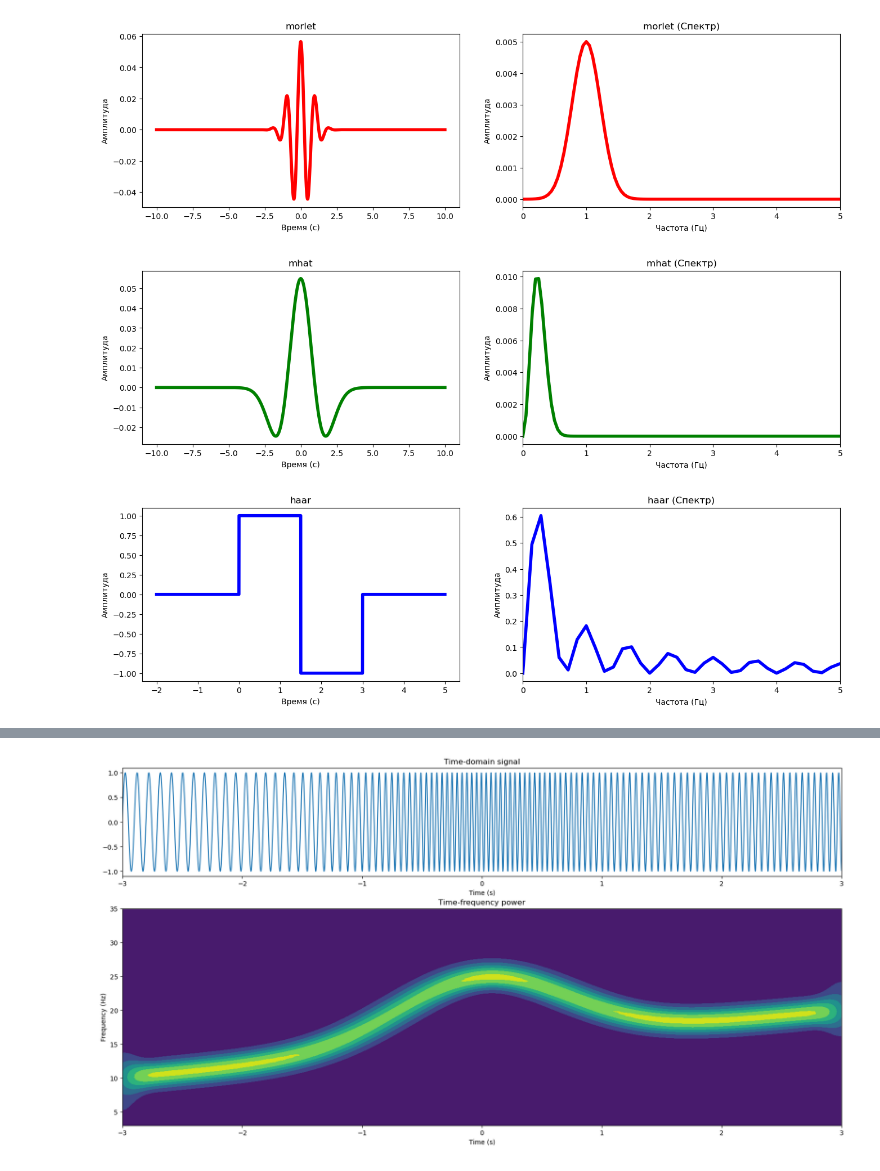
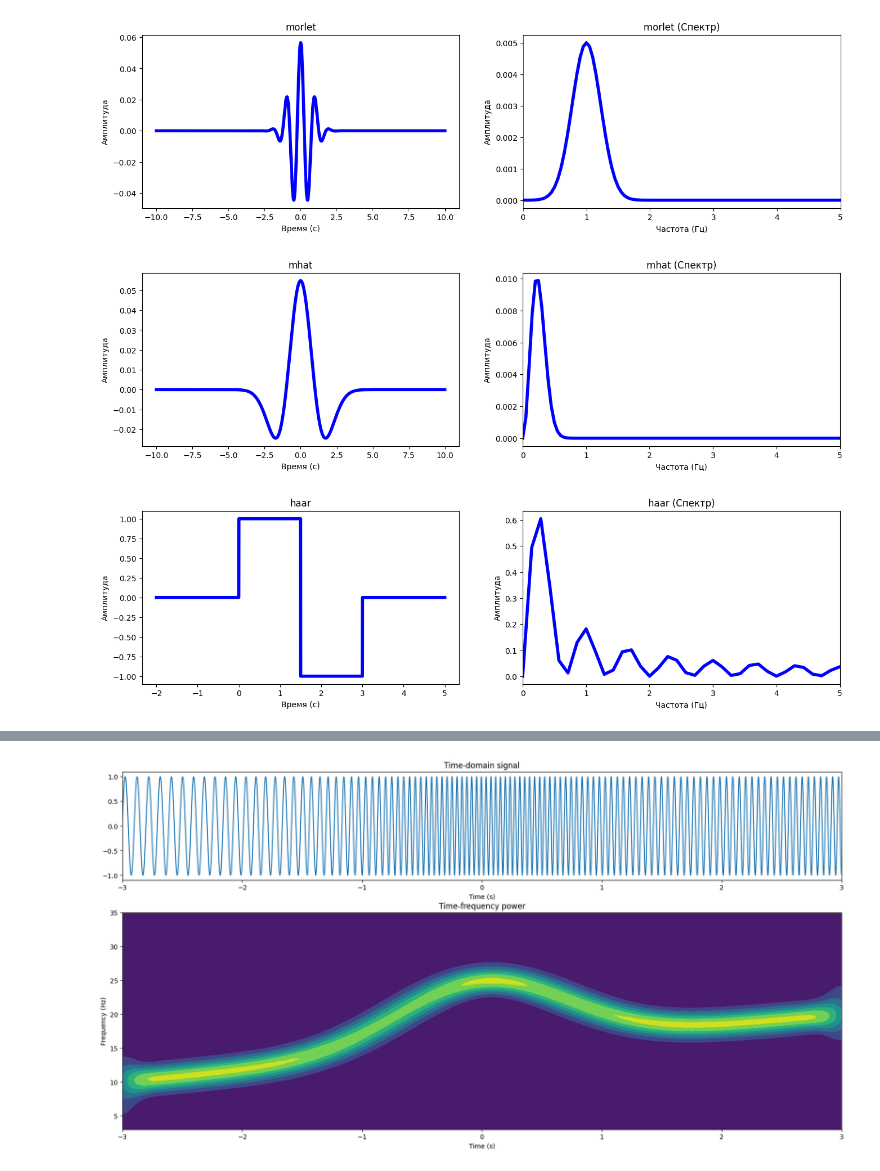
Before and after one commit to NikitaGoltsev/Digital_signals, a Jupyter notebook: lab06.ipynb, the cells around one changed output, grey strips where cells are left out. Drawn from its saved outputs; the diff is of its cells as text; code cells hidden in the pictures.

```diff
--- a/lab06.ipynb
+++ b/lab06.ipynb
@@ -33,7 +33,7 @@ wavelets = {
         "params": {"alpha": 1.0, "peak_freq": 1.0},
         "line_style": (5, (10, 3)),
         "line_width": 4,
-        "color": "red"
+        "color": "blue"
     },
     "mhat": {
         "func": wavelet_mhat,
@@ -43,41 +43,41 @@ wavelets = {
         "params": {},
         "line_style": (0, (1, 1)),
         "line_width": 4,
-        "color": "green"
+        "color": "blue"
     },
     "haar": {
         "func": wavelet_haar,
         "num": 5000,
         "t": np.linspace(-2, 5, 5000),
         "name": 'haar',
         "params": {"T": 3, "shift": 0},
         "line_style": "--",
         "line_width": 2,
         "color": "blue"
     },
 }
 
 for wavelet in wavelets.values():
     y = wavelet["func"](wavelet["t"], **wavelet["params"])
     freq = np.fft.rfftfreq(len(wavelet["t"]), d=(wavelet["t"][1]-wavelet["t"][0]))
     yff = np.fft.rfft(y)
     wavelet["y"] = y
     wavelet["freq"] = freq
     wavelet["yff"] = yff
     fig, axs = plt.subplots(1, 2, figsize=(16, 4))
     axs[0].plot(wavelet["t"], y, linewidth=4, color=wavelet["color"])
     axs[0].set_title(wavelet["name"])
     axs[0].set_xlabel('Время (с)')
     axs[0].set_ylabel('Амплитуда')
     axs[1].plot(freq, np.abs(yff) / wavelet["num"] * 2, linewidth=4, color=wavelet["color"])
     axs[1].set_xlim(0, 5)
     axs[1].set_title(wavelet["name"] + " (Спектр)")
     axs[1].set_xlabel('Частота (Гц)')
     axs[1].set_ylabel('Амплитуда')
     plt.show()
 # %% [output]
-[figure, old version]
+[figure, new version]
-[figure, old version]
+[figure, new version]
 [figure]
 # %%
 def add_noise(signal, noise_level=1):
```
Also changed, not shown: parts of 3 cells of this notebook, 2 other files.
